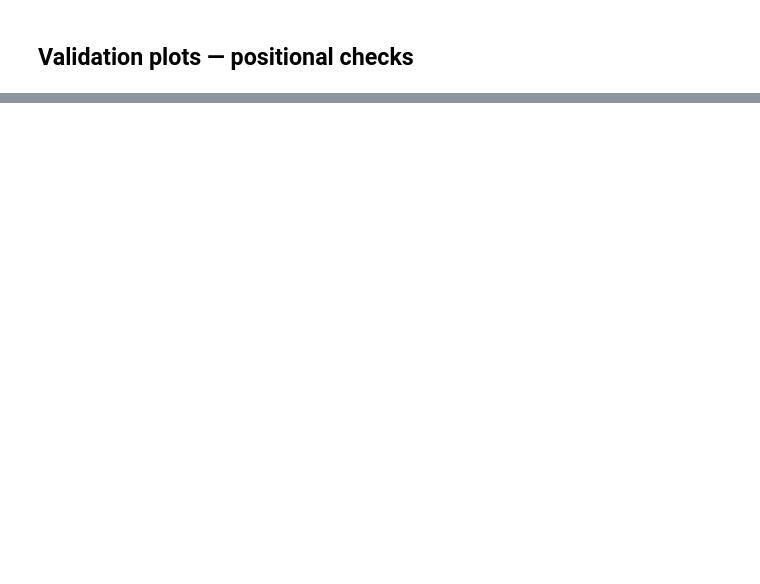
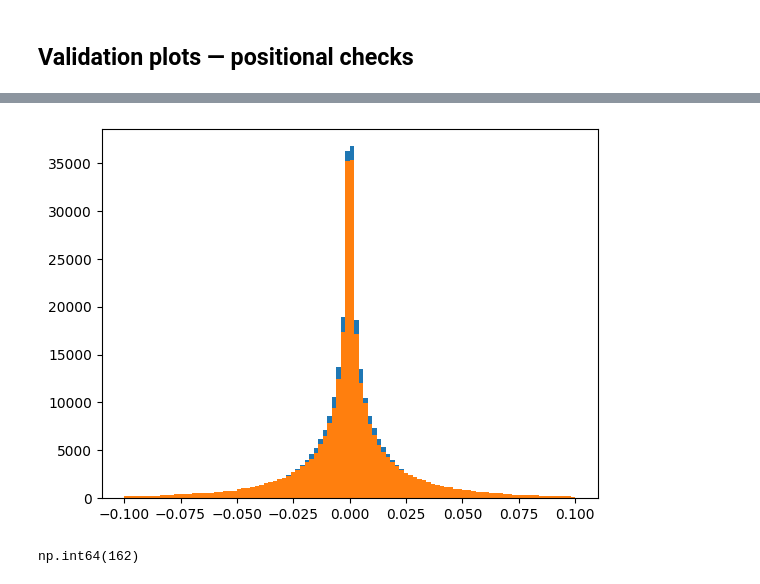
Before and after one commit to KIPAC/HPMCM, a Jupyter notebook: examples/rubin_dp2/CheckDescShearMatch.ipynb, the cells around one changed output, grey strips where cells are left out. Saved outputs shown, nothing was run; the diff lists cells and outputs as text; code cells hidden in the pictures; blank space fills up the shorter version.

```diff
--- a/examples/rubin_dp2/CheckDescShearMatch.ipynb
+++ b/examples/rubin_dp2/CheckDescShearMatch.ipynb
@@ -73,0 +117,14 @@ missing_1p = joined_shear_obj[missing_1p_mask]
+# %%
+#_ = plt.hist((good_sub.flux_r_1 - good_sub.flux_r_0)/good_sub.flux_r_0, bins=np.linspace(-0.1, 0.1, 101))
+#_ = plt.yscale('log')
+_ = plt.hist(-2.5*np.log10((good_sub.flux_r_0 * good_sub.flux_i_1) / (good_sub.flux_r_1 * good_sub.flux_i_0)),  bins=np.linspace(-0.1, 0.1, 101))
+#_ = plt.hist(-2.5*np.log10((good_sub.flux_r_0 * good_sub.flux_i_2) / (good_sub.flux_r_2 * good_sub.flux_i_0)),  bins=np.linspace(-0.1, 0.1, 101))
+_ = plt.hist(-2.5*np.log10((good_sub.flux_i_0 * good_sub.flux_z_1) / (good_sub.flux_i_1 * good_sub.flux_z_0)),  bins=np.linspace(-0.1, 0.1, 101))
+#_ = plt.hist(-2.5*np.log10((good_sub.flux_i_0 * good_sub.flux_z_2) / (good_sub.flux_i_2 * good_sub.flux_z_0)),  bins=np.linspace(-0.1, 0.1, 101))
+# %% [output]
+[figure, added]
+# %%
+dense_mask.sum()
+confused_mask.sum()
+# %% [output]
+np.int64(162)
```
Also changed, not shown: parts of 22 cells of this notebook, 5 other files.
